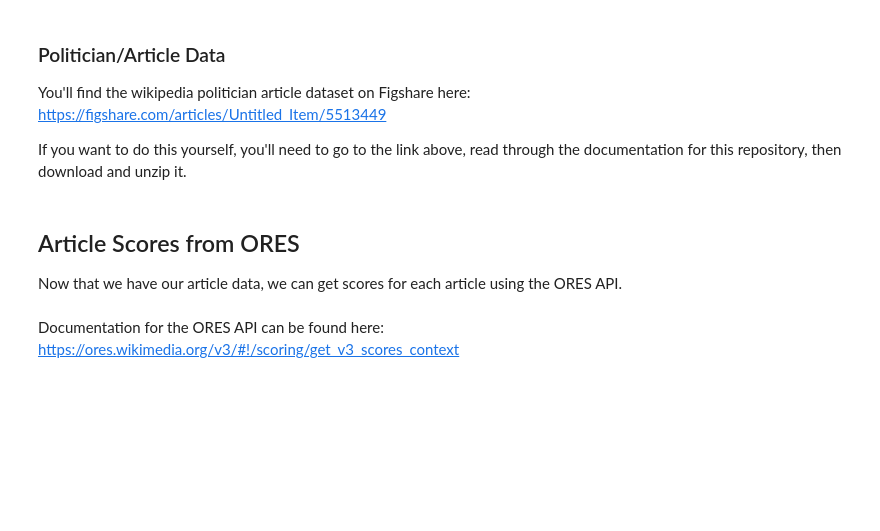
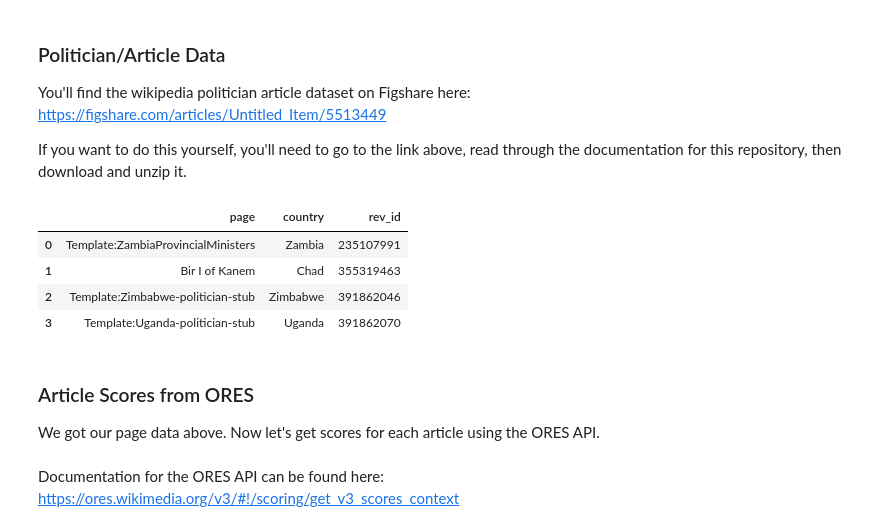
Before and after one commit to rexthompson/data-512-a2, a Jupyter notebook: hcds-a2-bias.ipynb, the cells around one changed output. Cells and saved outputs as stored; diff of their text form; code cells hidden in the pictures; blank space fills up the shorter version.

```diff
--- a/hcds-a2-bias.ipynb
+++ b/hcds-a2-bias.ipynb
@@ -66,12 +62,18 @@ If you want to do this yourself, you'll need to go to the link above, read throu
 # %%
-# From local data
-filename = 'data/raw/page_data.csv'
+# Load page_data from local data
+filename = './data/raw/page_data.csv'
 page_data = pd.read_csv(filename)
 page_data.head(4)
+# %% [output]
+|  | page | country | rev_id |
+| 0 | Template:ZambiaProvincialMinisters | Zambia | 235107991 |
+| 1 | Bir I of Kanem | Chad | 355319463 |
+| 2 | Template:Zimbabwe-politician-stub | Zimbabwe | 391862046 |
+| 3 | Template:Uganda-politician-stub | Uganda | 391862070 |
 # %% [markdown]
-## Article Scores from ORES
+### Article Scores from ORES
 
-Now that we have our article data, we can get scores for each article using the ORES API.
+We got our page data above. Now let's get scores for each article using the ORES API.
 # %% [markdown]
 Documentation for the ORES API can be found here:
 https://ores.wikimedia.org/v3/#!/scoring/get_v3_scores_context
```
Also changed, not shown: parts of 18 cells of this notebook, 1 other file.
